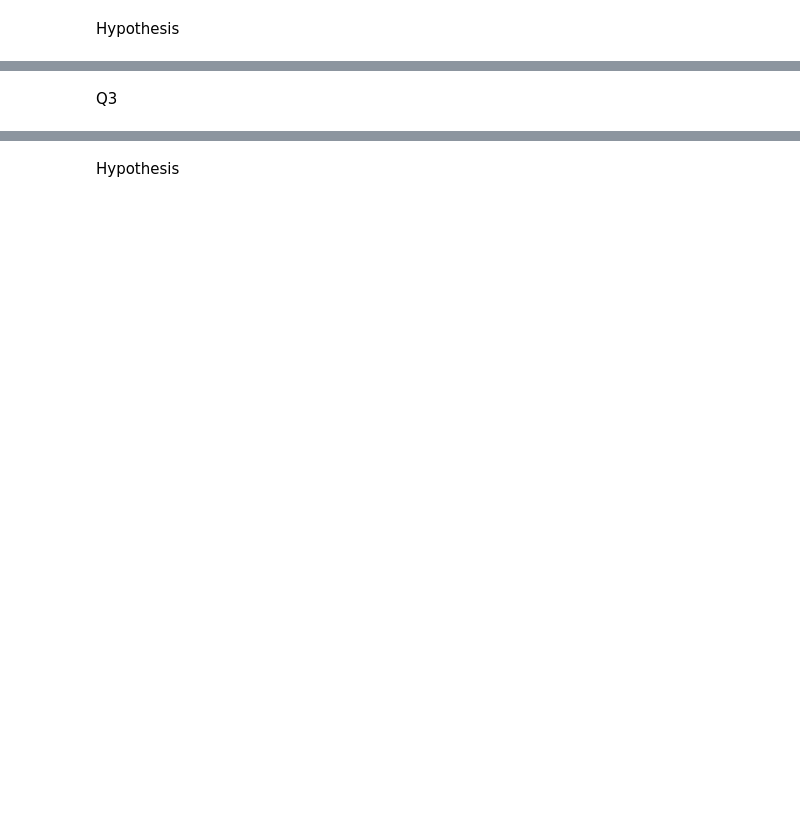
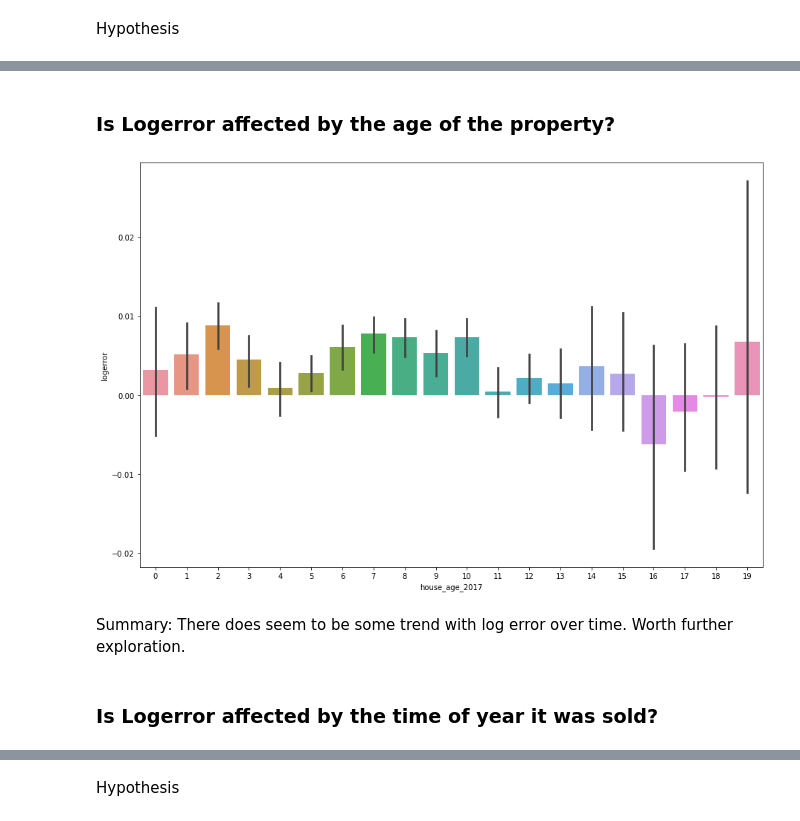
Before and after one commit to mwboiss/clustering-project, a Jupyter notebook: report.ipynb, the cells around one changed output, grey strips where cells are left out. Drawn from its saved outputs; the diff is of its cells as text; code cells hidden in the pictures; blank space fills up the shorter version.

```diff
--- a/report.ipynb
+++ b/report.ipynb
@@ -63,3 +167,21 @@ Summary
+# %% [markdown]
+### Is Logerror affected by the age of the property?
+# %%
+# import pandas for binning data
+import pandas as pd
+# Make copy to bin
+train_age = train.copy()
+# Bin data
+train_age['house_age_2017'] = pd.cut(train_age.age, 20,labels=False)
+# setup subplots
+fig, ax = plt.subplots(ncols=1,figsize=(15,10))
+# barplot
+sns.barplot(x='house_age_2017', y='logerror', data=train_age)
+plt.show()
+# %% [output]
+[figure, added]
+# %% [markdown]
+Summary: There does seem to be some trend with log error over time. Worth further exploration.
 # %% [markdown]
-Q3
+### Is Logerror affected by the time of year it was sold?
 # %%
```
Also changed, not shown: parts of 77 cells of this notebook.
